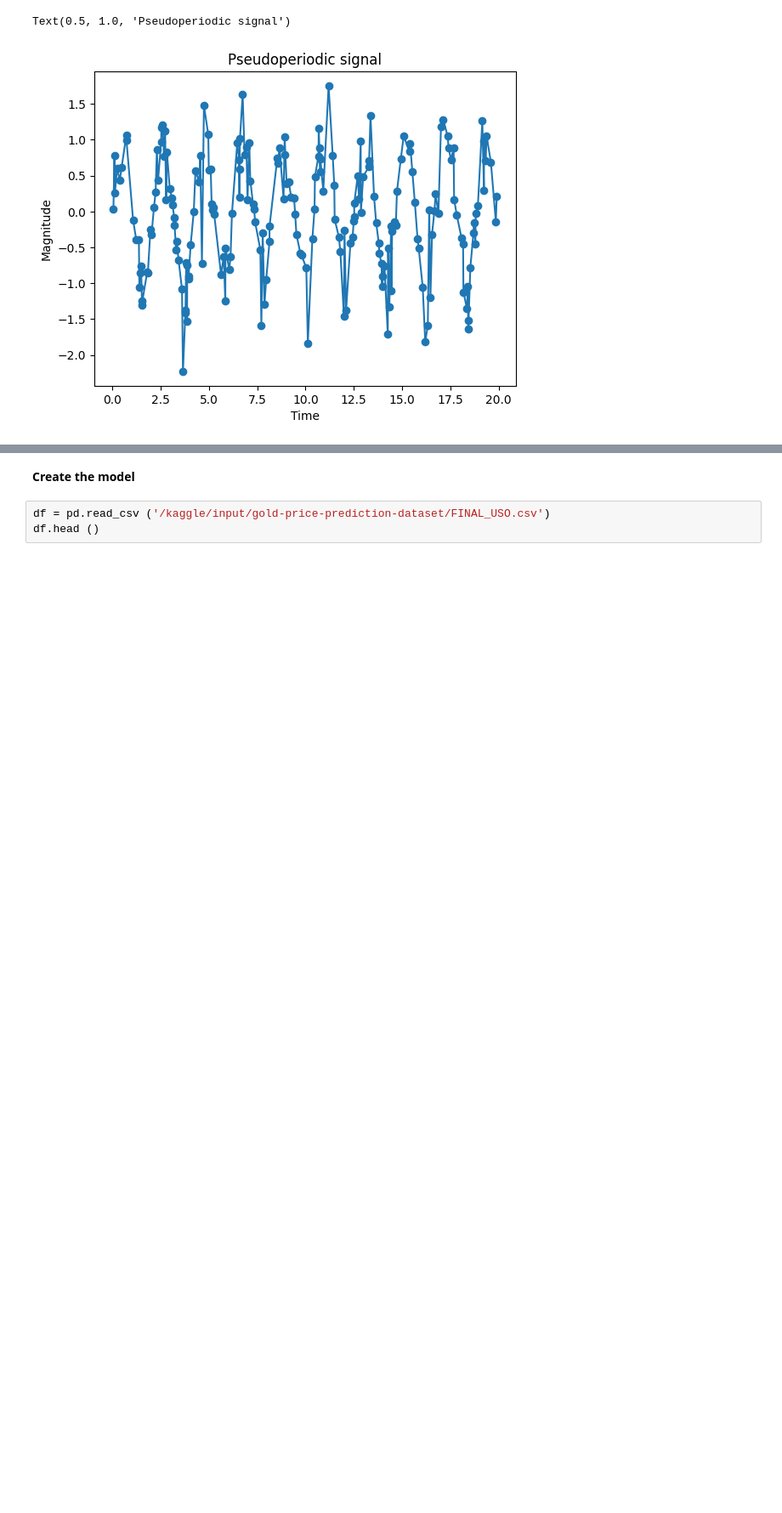
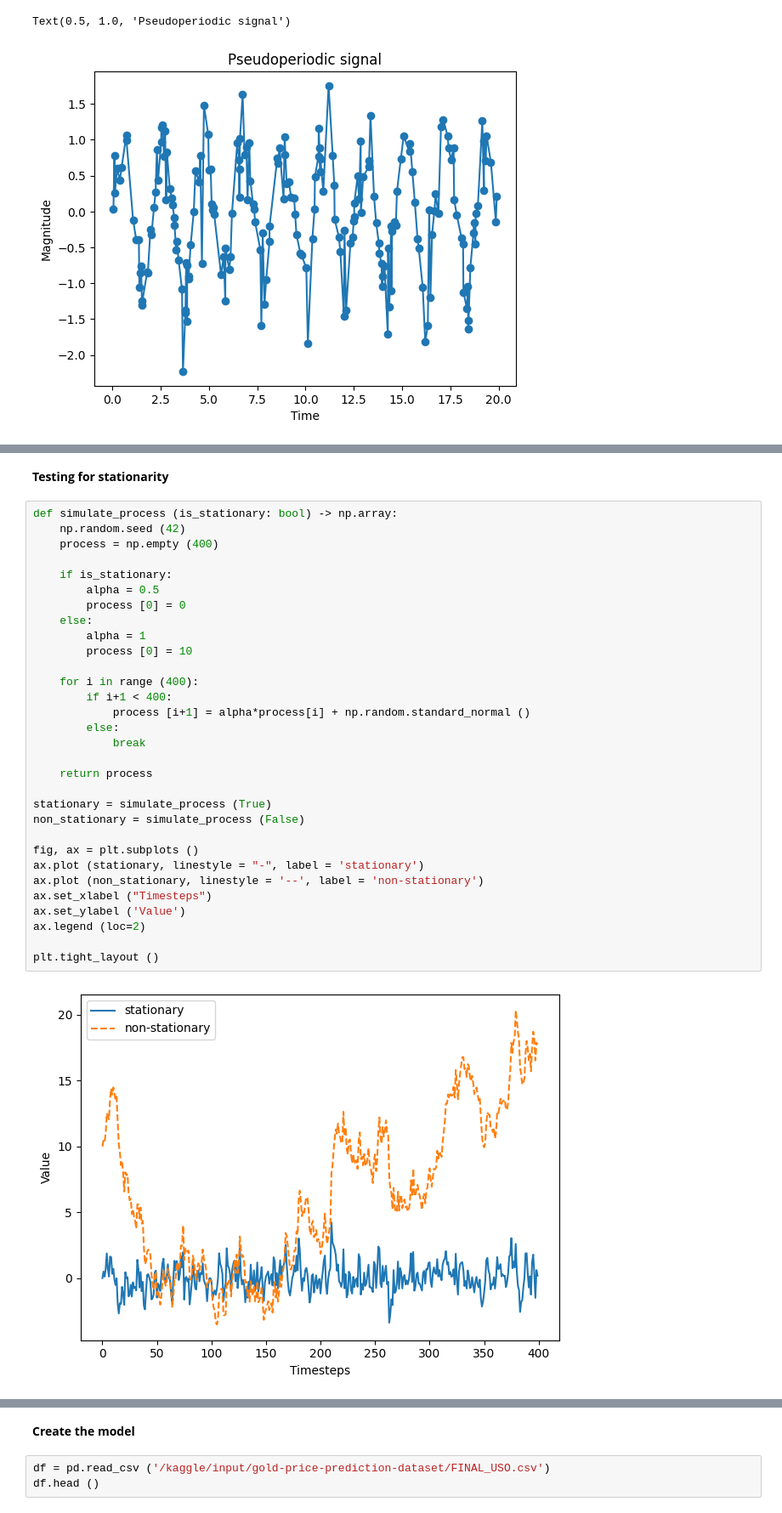
Before and after one commit to AleksandrMorozov123/Time-series-theory, a Jupyter notebook: time-series-forecasting.ipynb, the cells around one changed output, grey strips where cells are left out. Shown: that part at 85% size. Drawn from its saved outputs; the diff is of its cells as text; blank space fills up the shorter version.

```diff
--- a/time-series-forecasting.ipynb
+++ b/time-series-forecasting.ipynb
@@ -207,0 +224,35 @@ Text(0.5, 1.0, 'Pseudoperiodic signal')
+# %% [markdown]
+**Testing for stationarity**
+# %%
+def simulate_process (is_stationary: bool) -> np.array:
+    np.random.seed (42)
+    process = np.empty (400)
+
+    if is_stationary:
+        alpha = 0.5
+        process [0] = 0
+    else:
+        alpha = 1
+        process [0] = 10
+
+    for i in range (400):
+        if i+1 < 400:
+            process [i+1] = alpha*process[i] + np.random.standard_normal ()
+        else:
+            break
+
+    return process
+
+stationary = simulate_process (True)
+non_stationary = simulate_process (False)
+
+fig, ax = plt.subplots ()
+ax.plot (stationary, linestyle = "-", label = 'stationary')
+ax.plot (non_stationary, linestyle = '--', label = 'non-stationary')
+ax.set_xlabel ("Timesteps")
+ax.set_ylabel ('Value')
+ax.legend (loc=2)
+
+plt.tight_layout ()
+# %% [output]
+[figure, added]
```
Also changed, not shown: parts of 7 cells of this notebook.
